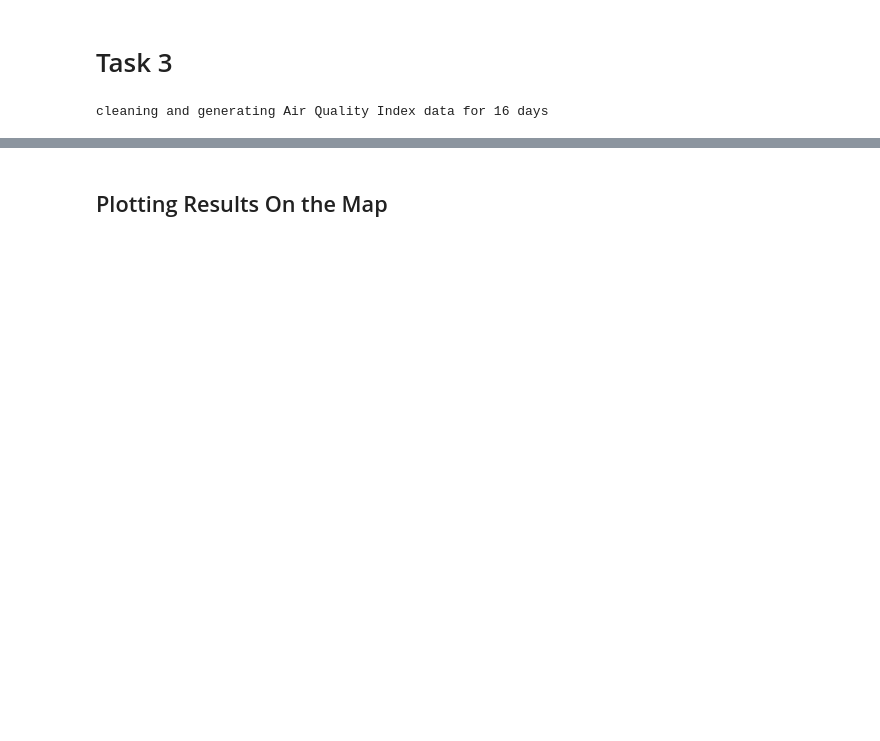
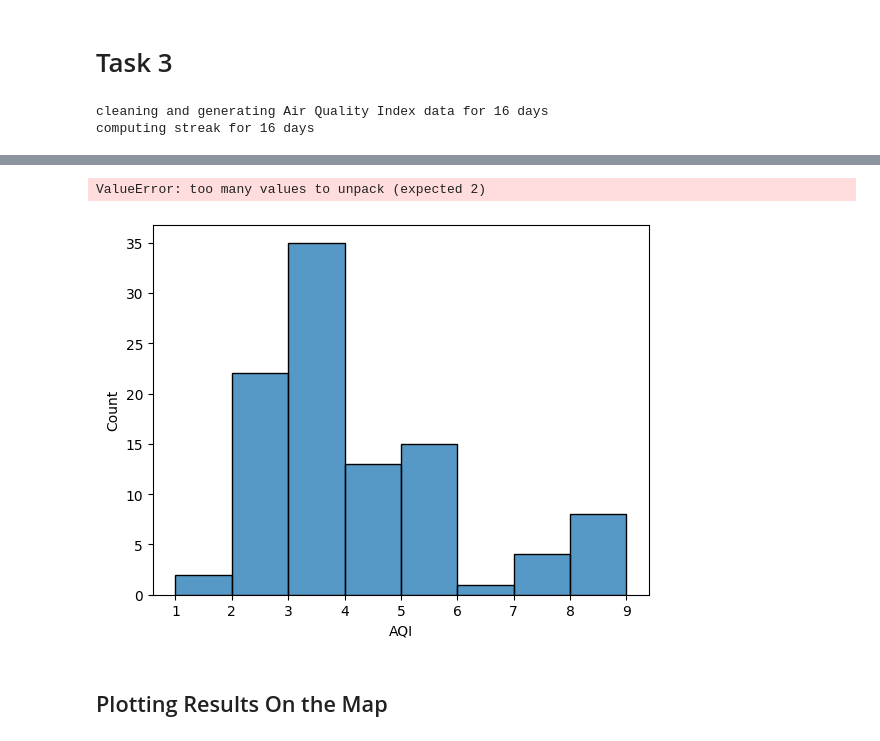
Before and after one commit to airscholar/MLBigData, a Jupyter notebook: MLBD.ipynb, the cells around one changed output, grey strips where cells are left out. Saved outputs shown, nothing was run; the diff lists cells and outputs as text; code cells hidden in the pictures; blank space fills up the shorter version.

```diff
--- a/MLBD.ipynb
+++ b/MLBD.ipynb
@@ -780,7 +798,8 @@ Total computation time (HH:MM:SS) 0:00:01.812577
 # Task 3
 # %%
 start_time = datetime.datetime.now()
-streakdf, newdf, streakhist = mlbd.task3(base_df, model)
+streakdf, newdf = mlbd.task3(base_df, model)
 print(f'Total computation time (HH:MM:SS)', datetime.datetime.now() - start_time, '\n')
 # %% [output]
 cleaning and generating Air Quality Index data for 16 days
+computing streak for 16 days
@@ -787,3 +808,5 @@ cleaning and generating Air Quality Index data for 16 days
+ValueError: too many values to unpack (expected 2)
+[figure, added]
 # %% [markdown]
 ## Plotting Results On the Map
 # %%
```
Also changed, not shown: parts of 4 cells of this notebook.
